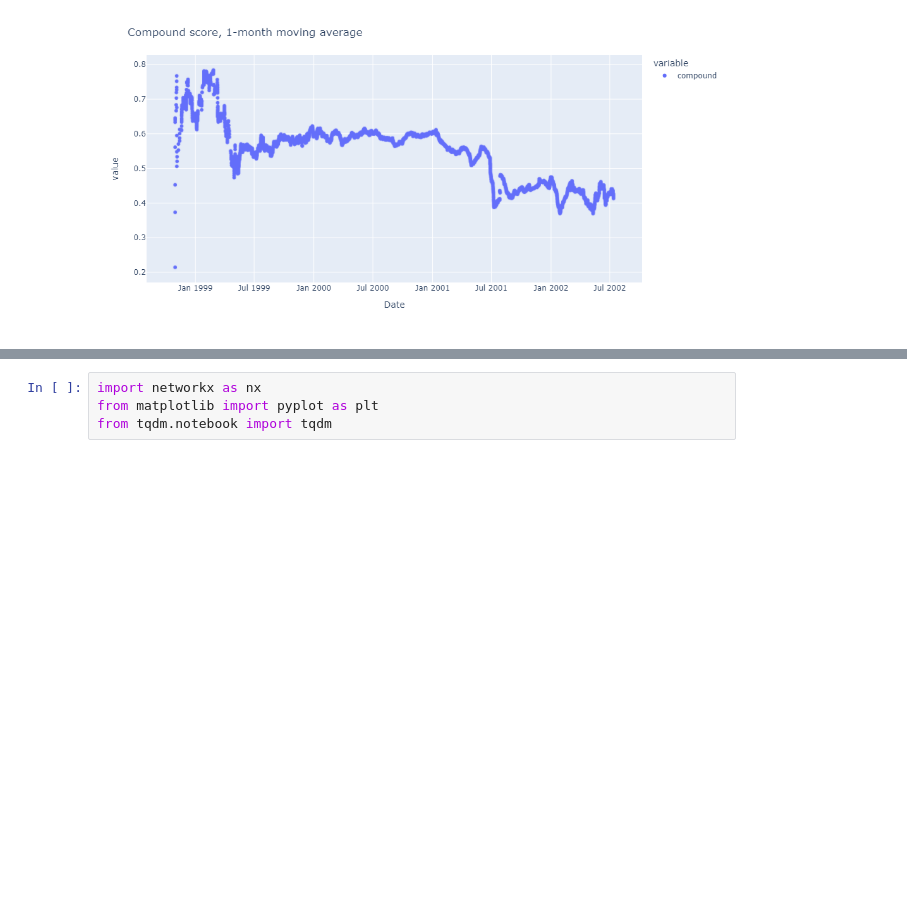
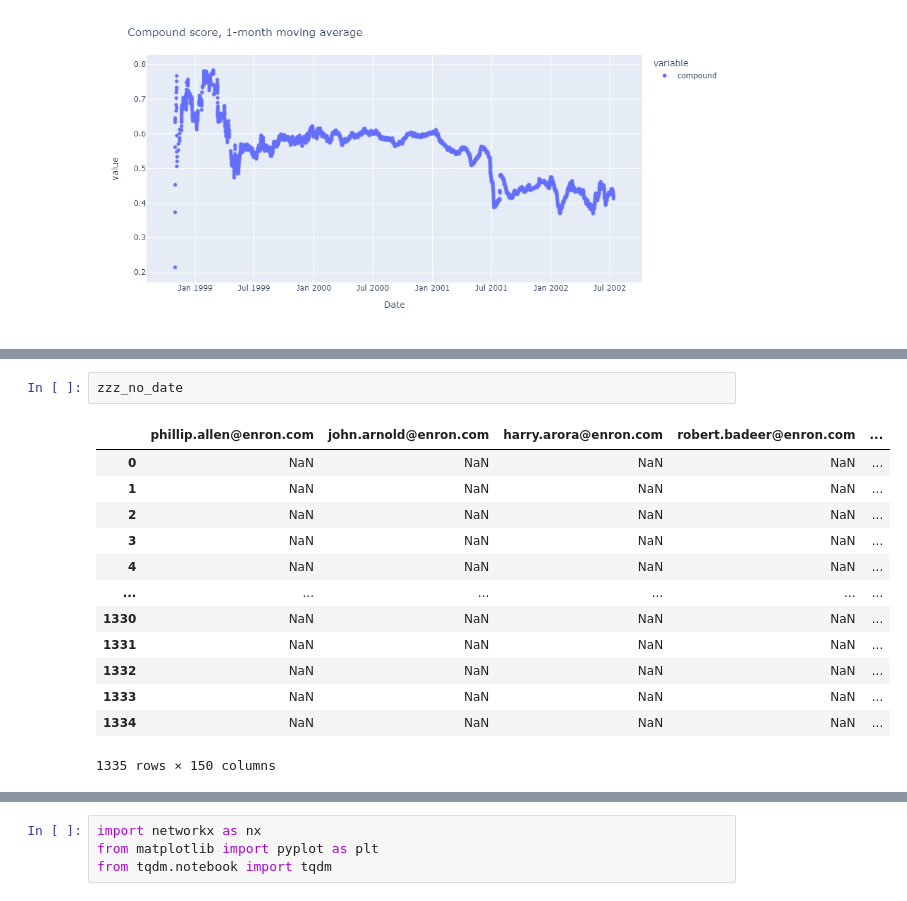
Before and after one commit to FlorinAndrei/enron-sentiment-analysis, a Jupyter notebook: visualize.ipynb, the cells around one changed output, grey strips where cells are left out. Saved outputs shown, nothing was run; the diff lists cells and outputs as text; blank space fills up the shorter version.

```diff
--- a/visualize.ipynb
+++ b/visualize.ipynb
@@ -154,0 +202,16 @@ tlf_to_email
+# %%
+zzz_no_date
+# %% [output]
+|  | phillip.allen@enron.com | john.arnold@enron.com | harry.arora@enron.com | robert.badeer@enron.com | ... |
+| 0 | NaN | NaN | NaN | NaN | ... |
+| 1 | NaN | NaN | NaN | NaN | ... |
+| 2 | NaN | NaN | NaN | NaN | ... |
+| 3 | NaN | NaN | NaN | NaN | ... |
+| 4 | NaN | NaN | NaN | NaN | ... |
+| ... | ... | ... | ... | ... | ... |
+| 1330 | NaN | NaN | NaN | NaN | ... |
+| 1331 | NaN | NaN | NaN | NaN | ... |
+| 1332 | NaN | NaN | NaN | NaN | ... |
+| 1333 | NaN | NaN | NaN | NaN | ... |
+| 1334 | NaN | NaN | NaN | NaN | ... |
+1335 rows × 150 columns
```
Also changed, not shown: parts of 10 cells of this notebook, 2 other files.
